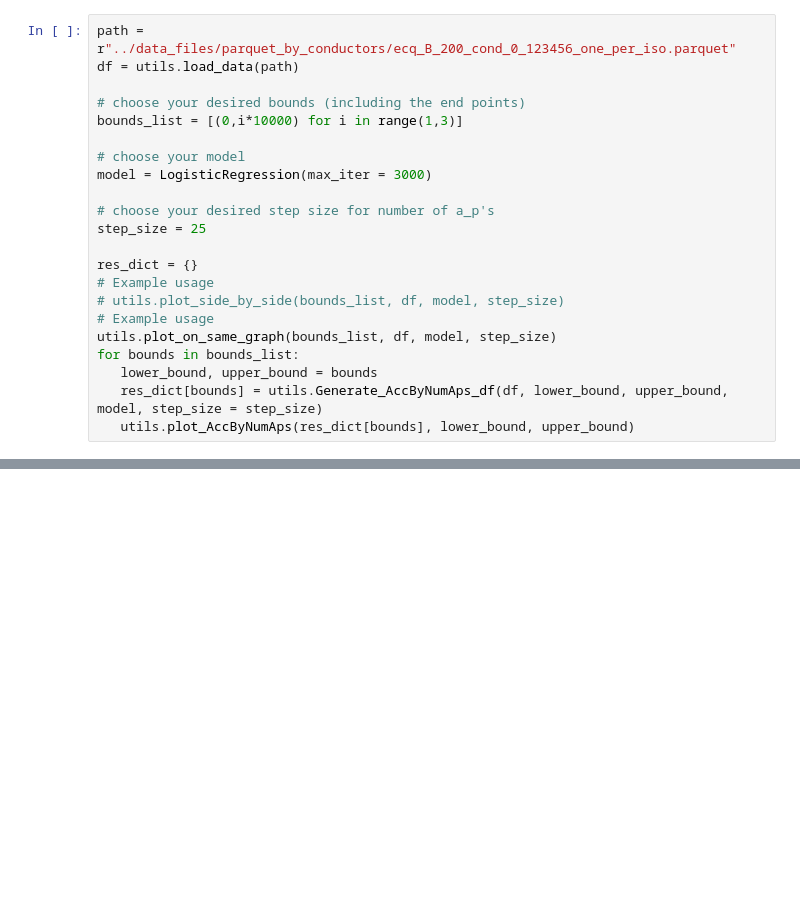
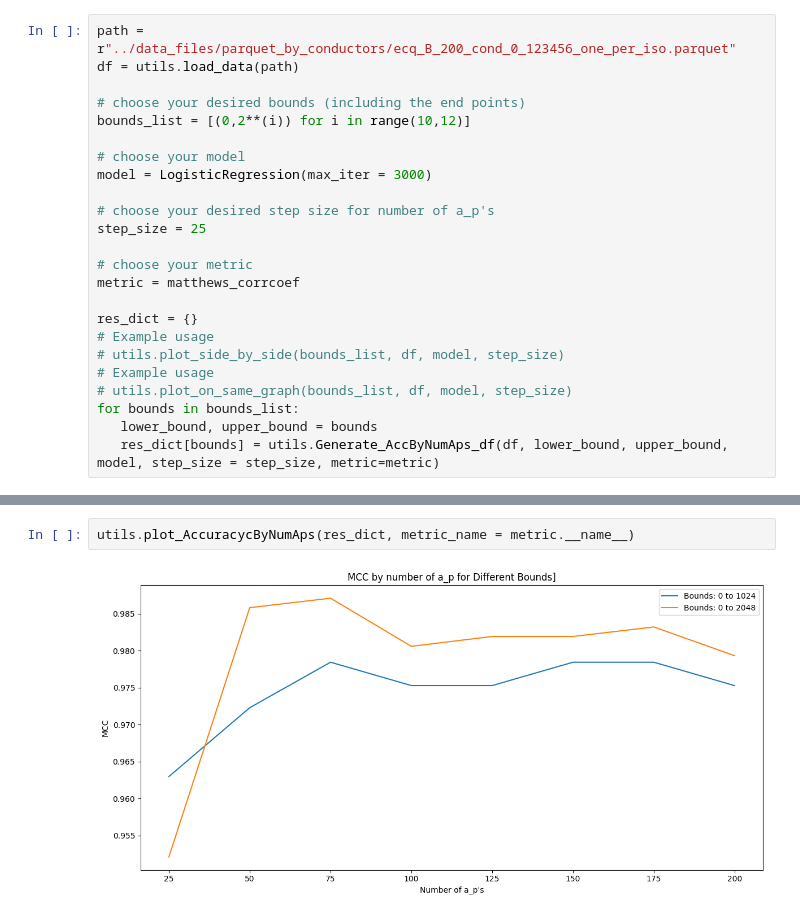
Before and after one commit to BarinderBanwait/ml_rnt, a Jupyter notebook: notebooks/AccuracyByNumAps_Demo.ipynb, the cells around one changed output, grey strips where cells are left out. Cells and saved outputs as stored; diff of their text form; blank space fills up the shorter version.

Commit message:
made some changes for adapting MCCas a metric

```diff
--- a/notebooks/AccuracyByNumAps_Demo.ipynb
+++ b/notebooks/AccuracyByNumAps_Demo.ipynb
@@ -6,7 +7,7 @@ path = r"../data_files/parquet_by_conductors/ecq_B_200_cond_0_123456_one_per_iso
 df = utils.load_data(path)
 
 # choose your desired bounds (including the end points)
-bounds_list = [(0,i*10000) for i in range(1,3)]
+bounds_list = [(0,2**(i)) for i in range(10,12)]
 
 # choose your model
 model = LogisticRegression(max_iter = 3000)
@@ -14,15 +15,17 @@ model = LogisticRegression(max_iter = 3000)
 # choose your desired step size for number of a_p's
 step_size = 25
 
+# choose your metric
+metric = matthews_corrcoef
+
 res_dict = {}
 # Example usage
 # utils.plot_side_by_side(bounds_list, df, model, step_size)
 # Example usage
-utils.plot_on_same_graph(bounds_list, df, model, step_size)
+# utils.plot_on_same_graph(bounds_list, df, model, step_size)
 for bounds in bounds_list:
    lower_bound, upper_bound = bounds
-   res_dict[bounds] = utils.Generate_AccByNumAps_df(df, lower_bound, upper_bound, model, step_size = step_size)
-   utils.plot_AccByNumAps(res_dict[bounds], lower_bound, upper_bound)
+   res_dict[bounds] = utils.Generate_AccByNumAps_df(df, lower_bound, upper_bound, model, step_size = step_size, metric=metric)
 # %% [output]
 Loaded the big dataset with 200 a_p's and 541081 curves..
 **************************************************
@@ -42,0 +37,4 @@ There are 81217 curves within the conductor range [0, 20000].
+# %%
+utils.plot_AccuracycByNumAps(res_dict, metric_name = metric.__name__)
+# %% [output]
+[figure, added]
```
Also changed, not shown: parts of 2 cells of this notebook, 2 other files.
